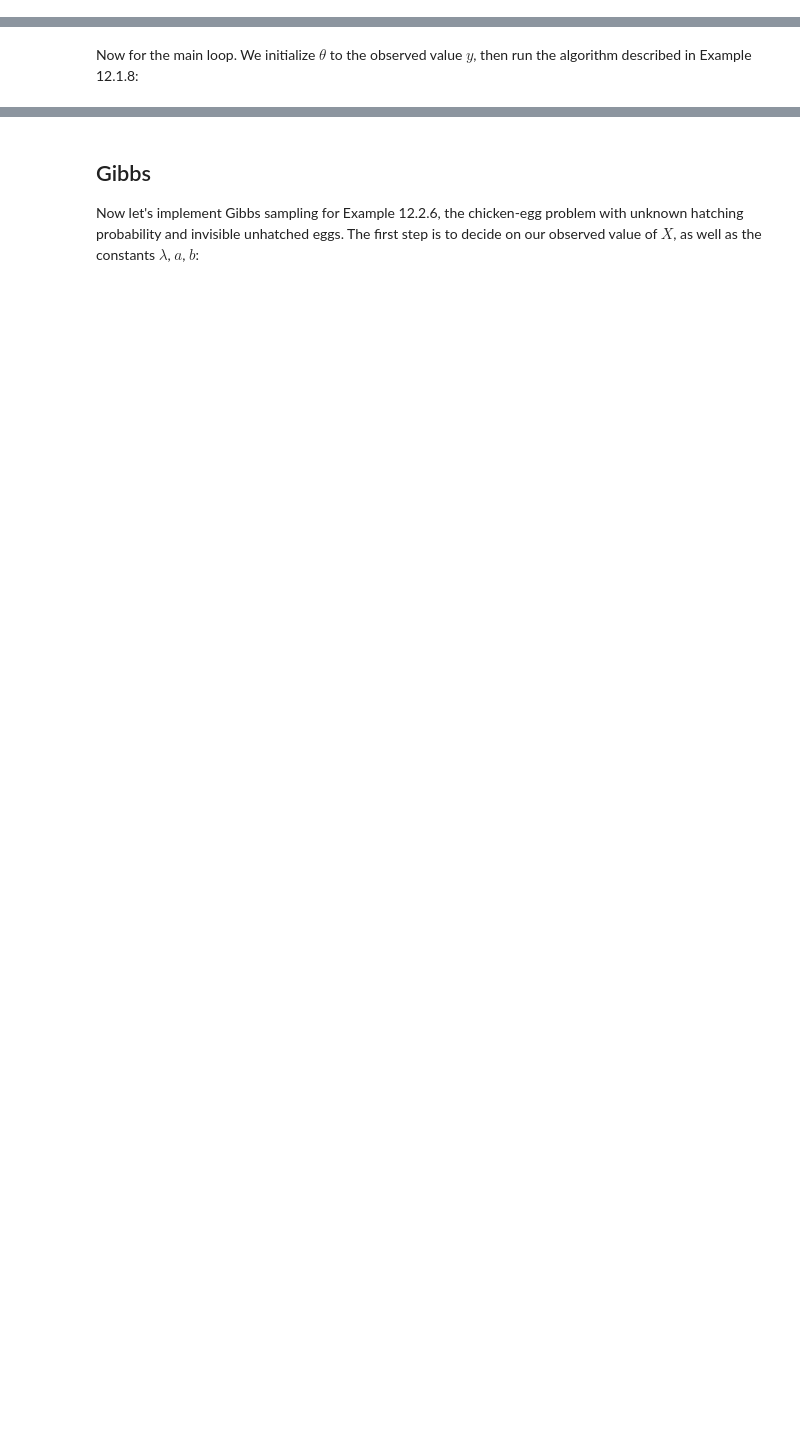
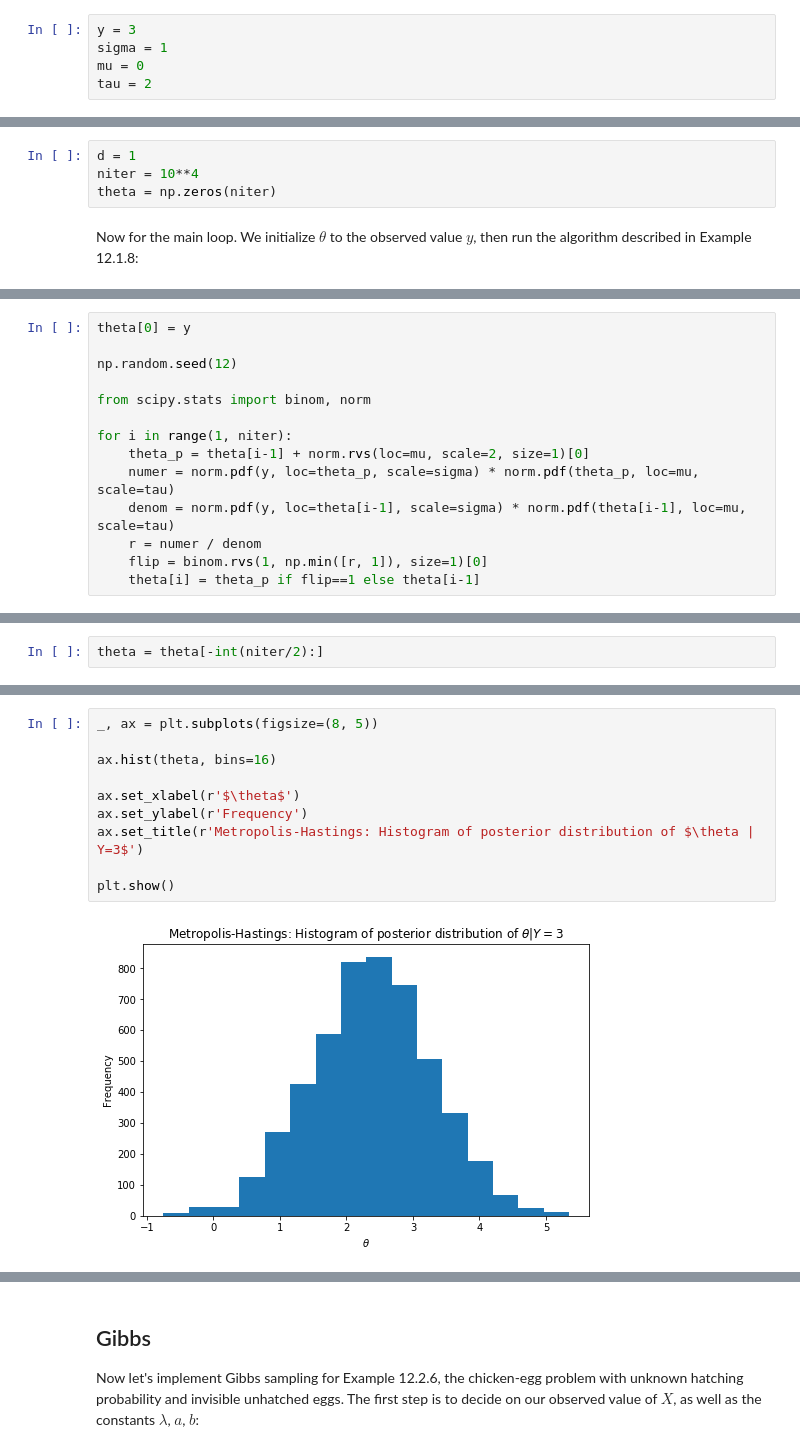
Before and after one commit to buruzaemon/IntroductionToProbabilityPy, a Jupyter notebook: Ch12.ipynb, the cells around one changed output, grey strips where cells are left out. Cells and saved outputs as stored; diff of their text form; blank space fills up the shorter version.

```diff
--- a/Ch12.ipynb
+++ b/Ch12.ipynb
@@ -18 +16,6 @@ tau <- 2
+# %%
+y = 3
+sigma = 1
+mu = 0
+tau = 2
 # %% [markdown]
@@ -24,2 +23,6 @@ theta <- rep(0,niter)
+# %%
+d = 1
+niter = 10**4
+theta = np.zeros(niter)
 # %% [markdown]
 Now for the main loop. We initialize $\theta$ to the observed value $y$, then run the algorithm described in Example 12.1.8:
@@ -35 +29,15 @@ for (i in 2:niter){
+# %%
+theta[0] = y
+
+np.random.seed(12)
+
+from scipy.stats import binom, norm
+
+for i in range(1, niter):
+    theta_p = theta[i-1] + norm.rvs(loc=mu, scale=2, size=1)[0]
+    numer = norm.pdf(y, loc=theta_p, scale=sigma) * norm.pdf(theta_p, loc=mu, scale=tau)
+    denom = norm.pdf(y, loc=theta[i-1], scale=sigma) * norm.pdf(theta[i-1], loc=mu, scale=tau)
+    r = numer / denom
+    flip = binom.rvs(1, np.min([r, 1]), size=1)[0]
+    theta[i] = theta_p if flip==1 else theta[i-1]
 # %% [markdown]
@@ -47 +53,3 @@ theta <- theta[-(1:(niter/2))]
+# %%
+theta = theta[-int(niter/2):]
 # %% [markdown]
@@ -48,0 +57,12 @@ To see what the remaining draws look like, we can create a histogram using hist(
+# %%
+_, ax = plt.subplots(figsize=(8, 5))
+
+ax.hist(theta, bins=16)
+
+ax.set_xlabel(r'$\theta$')
+ax.set_ylabel(r'Frequency')
+ax.set_title(r'Metropolis-Hastings: Histogram of posterior distribution of $\theta | Y=3$')
+
+plt.show()
+# %% [output]
+[figure, added]
```
Also changed, not shown: parts of 22 cells of this notebook, 1 other file.
